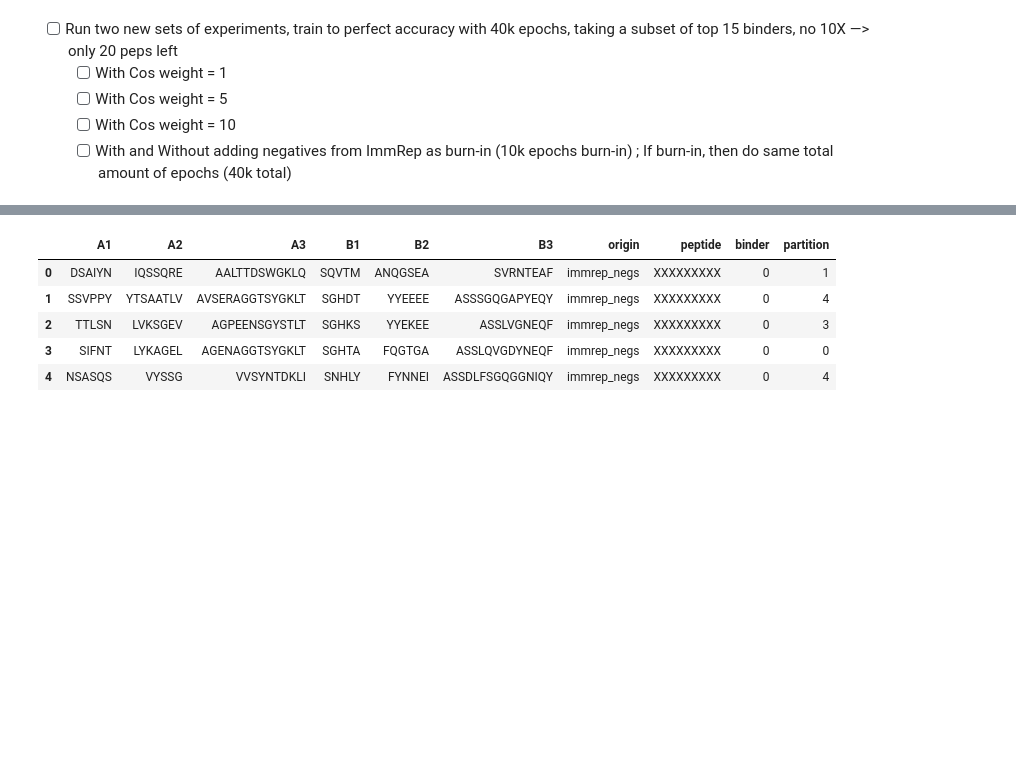
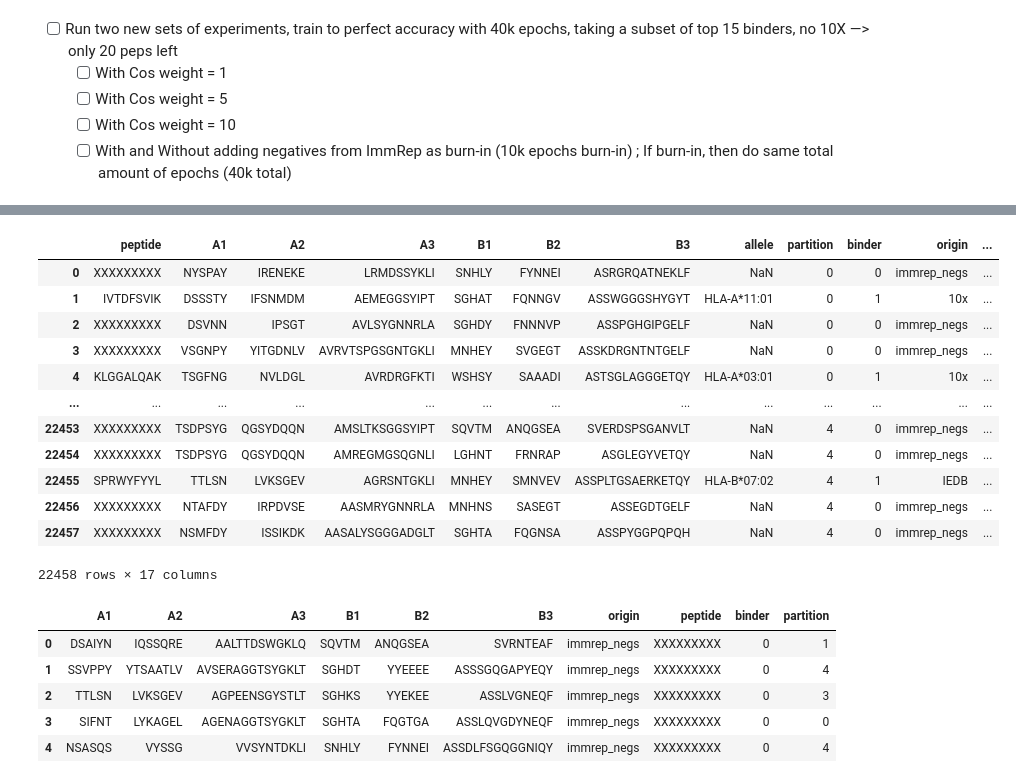
Before and after one commit to richieYT-wan/tclustr, a Jupyter notebook: notebooks/240416_PrepNewDatasetBurnIn.ipynb, the cells around one changed output, grey strips where cells are left out. Saved outputs shown, nothing was run; the diff lists cells and outputs as text; code cells hidden in the pictures; blank space fills up the shorter version.

```diff
--- a/notebooks/240416_PrepNewDatasetBurnIn.ipynb
+++ b/notebooks/240416_PrepNewDatasetBurnIn.ipynb
@@ -108,0 +115,5 @@ negs = pd.read_csv('../data/multimodal/240311_immrepnegs_tcrs.csv').rename(colum
+# %%
+new_df_count20 = new_df.query('peptide in @count_20')
+display(new_df_count20.groupby('peptide').agg(count=('B3','count')))
+old_df_count20 = old_df.query('peptide in @count_20')
+display(old_df_count20.groupby('peptide').agg(count=('B3','count')))
@@ -109,3 +159,20 @@ negs = pd.read_csv('../data/multimodal/240311_immrepnegs_tcrs.csv').rename(colum
+# %%
+new_df_count20_mixed = pd.concat([new_df_count20, negs]).sort_values('partition').reset_index(drop=True).replace('
+new_df_count20_mixed
+# %% [output]
+|  | peptide | A1 | A2 | A3 | B1 | B2 | B3 | allele | partition | binder | origin | ... |
+| 0 | XXXXXXXXX | NYSPAY | IRENEKE | LRMDSSYKLI | SNHLY | FYNNEI | ASRGRQATNEKLF | NaN | 0 | 0 | immrep_negs | ... |
+| 1 | IVTDFSVIK | DSSSTY | IFSNMDM | AEMEGGSYIPT | SGHAT | FQNNGV | ASSWGGGSHYGYT | HLA-A*11:01 | 0 | 1 | 10x | ... |
+| 2 | XXXXXXXXX | DSVNN | IPSGT | AVLSYGNNRLA | SGHDY | FNNNVP | ASSPGHGIPGELF | NaN | 0 | 0 | immrep_negs | ... |
+| 3 | XXXXXXXXX | VSGNPY | YITGDNLV | AVRVTSPGSGNTGKLI | MNHEY | SVGEGT | ASSKDRGNTNTGELF | NaN | 0 | 0 | immrep_negs | ... |
+| 4 | KLGGALQAK | TSGFNG | NVLDGL | AVRDRGFKTI | WSHSY | SAAADI | ASTSGLAGGGETQY | HLA-A*03:01 | 0 | 1 | 10x | ... |
+| ... | ... | ... | ... | ... | ... | ... | ... | ... | ... | ... | ... | ... |
+| 22453 | XXXXXXXXX | TSDPSYG | QGSYDQQN | AMSLTKSGGSYIPT | SQVTM | ANQGSEA | SVERDSPSGANVLT | NaN | 4 | 0 | immrep_negs | ... |
+| 22454 | XXXXXXXXX | TSDPSYG | QGSYDQQN | AMREGMGSQGNLI | LGHNT | FRNRAP | ASGLEGYVETQY | NaN | 4 | 0 | immrep_negs | ... |
+| 22455 | SPRWYFYYL | TTLSN | LVKSGEV | AGRSNTGKLI | MNHEY | SMNVEV | ASSPLTGSAERKETQY | HLA-B*07:02 | 4 | 1 | IEDB | ... |
+| 22456 | XXXXXXXXX | NTAFDY | IRPDVSE | AASMRYGNNRLA | MNHNS | SASEGT | ASSEGDTGELF | NaN | 4 | 0 | immrep_negs | ... |
+| 22457 | XXXXXXXXX | NSMFDY | ISSIKDK | AASALYSGGGADGLT | SGHTA | FQGNSA | ASSPYGGPQPQH | NaN | 4 | 0 | immrep_negs | ... |
+22458 rows × 17 columns
 # %%
 from sklearn.model_selection import KFold
 num_splits = 5
```
Also changed, not shown: parts of 7 cells of this notebook, 6 other files.
